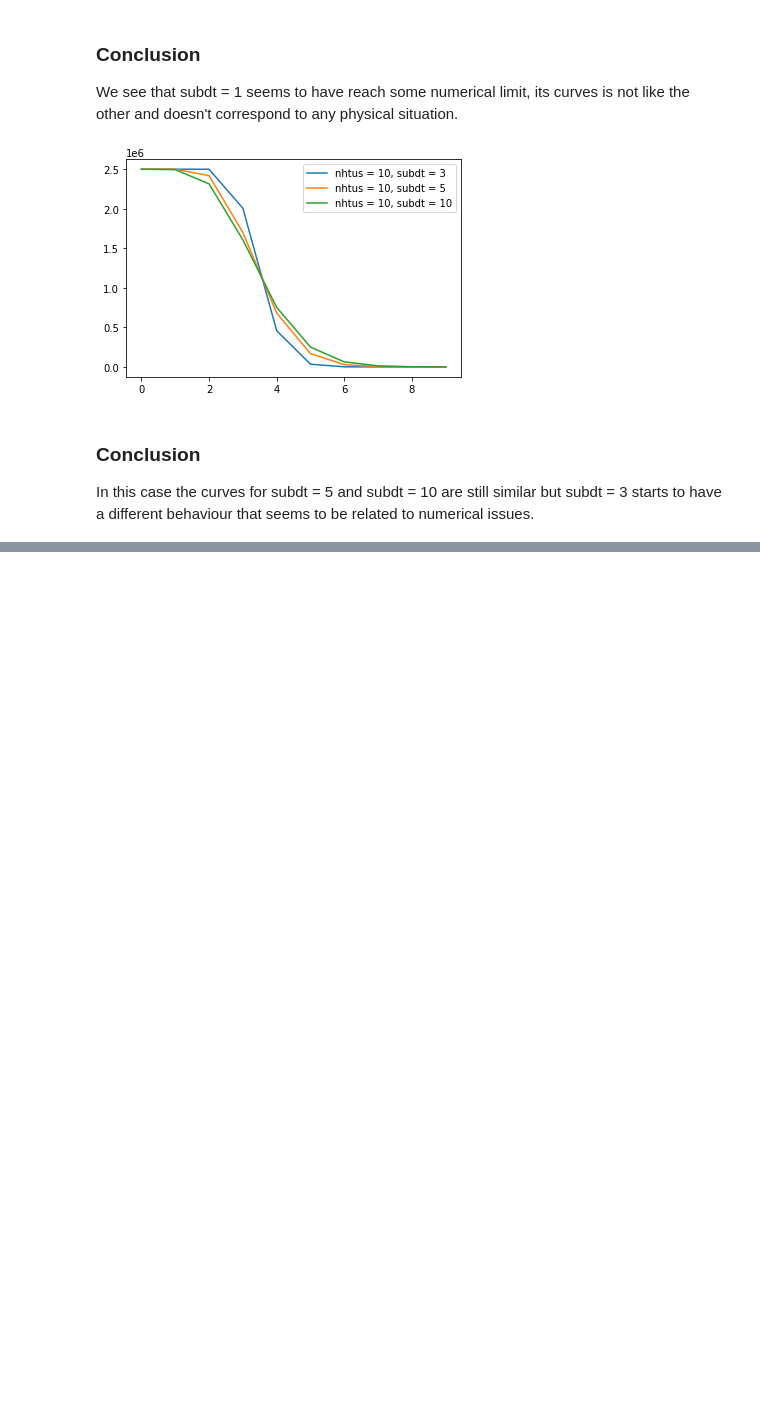
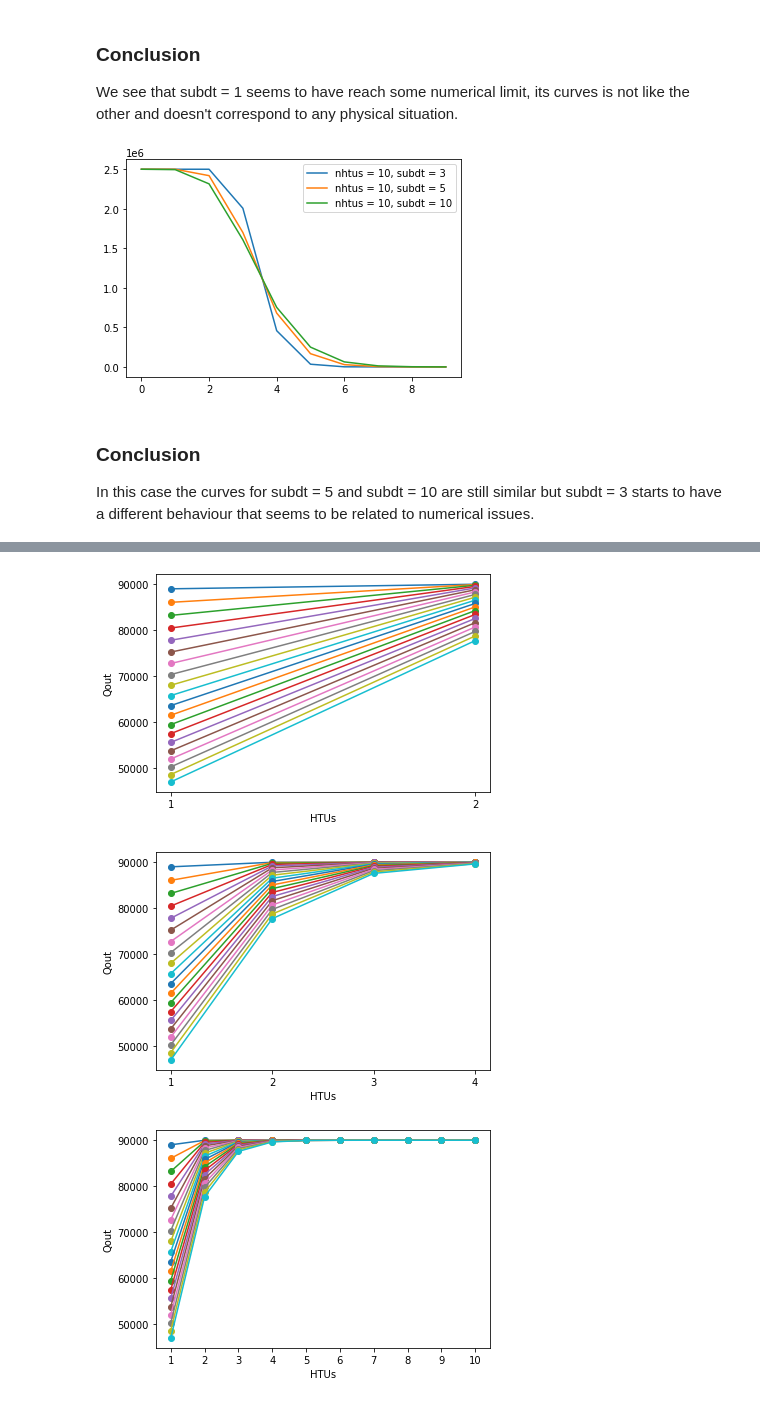
Before and after one commit to VSCHY/RiverNetwork, a Jupyter notebook: Toy_Model.ipynb, the cells around one changed output, grey strips where cells are left out. Cells and saved outputs as stored; diff of their text form; code cells hidden in the pictures; blank space fills up the shorter version.

```diff
--- a/Toy_Model.ipynb
+++ b/Toy_Model.ipynb
@@ -342,0 +401,47 @@ In this case the curves for subdt = 5 and subdt = 10 are still similar but subdt
+# %%
+# Experiment 8 - similar to Experiment 4
+"""
+We take subdt = 3. The volume are set at equelibrium for a Qin = 1000.
+The simulation have Qin = 0 -> let see how the the volume inside the HTUs change
+"""
+
+Lout = []; Lname = []
+
+exp0 = experiment(get_param(subdt = 3, nhtus = 2), [90000]*2)
+Lout.append(exp0.launch(True)); Lname.append("nhtus = 1, subdt = 3")
+
+exp0 = experiment(get_param(subdt = 3, nhtus = 4), [90000]*4)
+Lout.append(exp0.launch(True)); Lname.append("nhtus = 4, subdt = 3")
+
+exp0 = experiment(get_param(subdt = 3, nhtus = 10), [90000]*10)
+Lout.append(exp0.launch(True)); Lname.append("nhtus = 10, subdt = 3")
+
+i = 0
+for t in range(20):
+    plt.plot(Lout[i][1][:,t], label = Lname[i], marker = "o")
+plt.ylabel("Qout")
+plt.xlabel("HTUs")
+plt.xticks(np.arange(2), np.arange(1,3))
+plt.show()
+plt.close()
+#
+i = 1
+for t in range(20):
+    plt.plot(Lout[i][1][:,t], label = Lname[i], marker = "o")
+plt.ylabel("Qout")
+plt.xlabel("HTUs")
+plt.xticks(np.arange(4), np.arange(1,5))
+plt.show()
+plt.close()
+#
+i = 2
+for t in range(20):
+    plt.plot(Lout[i][1][:,t], label = Lname[i], marker = "o")
+plt.ylabel("Qout")
+plt.xlabel("HTUs")
+plt.xticks(np.arange(10), np.arange(1,11))
+plt.show()
+# %% [output]
+[figure, added]
+[figure, added]
+[figure, added]
```
Also changed, not shown: parts of 4 cells of this notebook.
